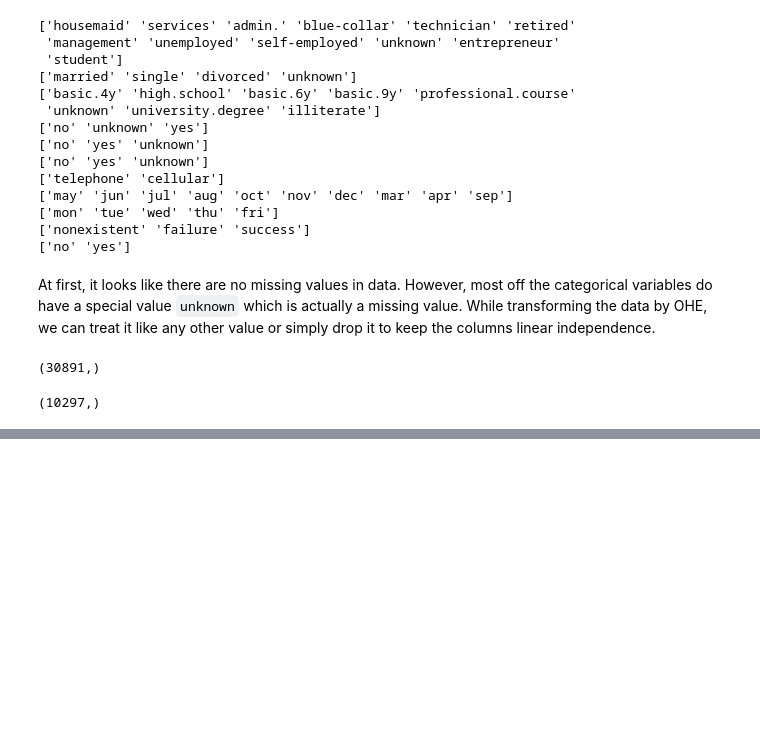
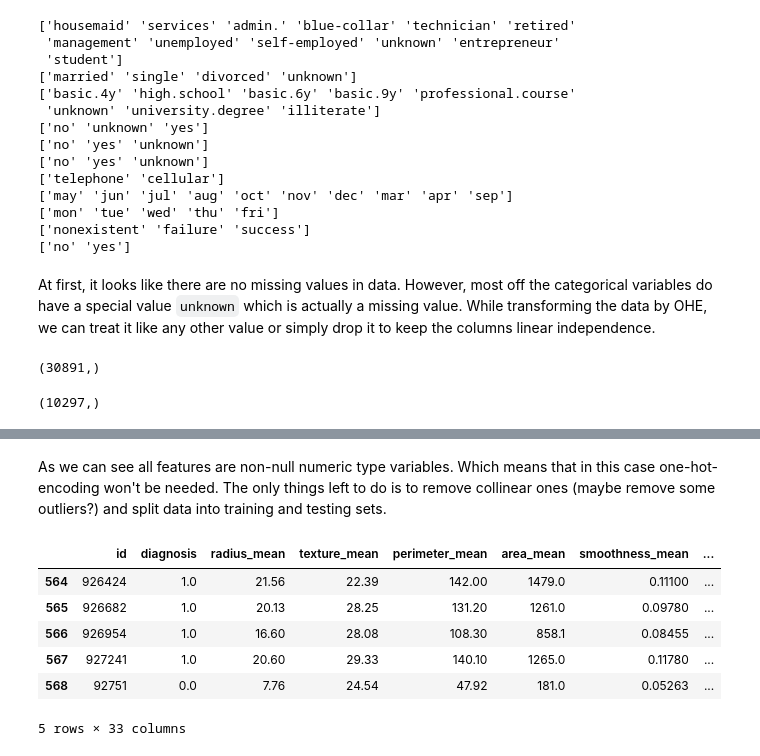
Before and after one commit to pawel99k/AML2022, a Jupyter notebook: Project1/Feature Engineering.ipynb, the cells around one changed output, grey strips where cells are left out. Cells and saved outputs as stored; diff of their text form; code cells hidden in the pictures; blank space fills up the shorter version.

```diff
--- a/Project1/Feature Engineering.ipynb
+++ b/Project1/Feature Engineering.ipynb
@@ -114,0 +156,12 @@ y2.shape
+# %% [markdown]
+As we can see all features are non-null numeric type variables. Which means that in this case one-hot-encoding won't be needed. The only things left to do is to remove collinear ones (maybe remove some outliers?) and split data into training and testing sets.
+# %%
+wdbc_df.tail()
+# %% [output]
+|  | id | diagnosis | radius_mean | texture_mean | perimeter_mean | area_mean | smoothness_mean | ... |
+| 564 | 926424 | 1.0 | 21.56 | 22.39 | 142.00 | 1479.0 | 0.11100 | ... |
+| 565 | 926682 | 1.0 | 20.13 | 28.25 | 131.20 | 1261.0 | 0.09780 | ... |
+| 566 | 926954 | 1.0 | 16.60 | 28.08 | 108.30 | 858.1 | 0.08455 | ... |
+| 567 | 927241 | 1.0 | 20.60 | 29.33 | 140.10 | 1265.0 | 0.11780 | ... |
+| 568 | 92751 | 0.0 | 7.76 | 24.54 | 47.92 | 181.0 | 0.05263 | ... |
+5 rows × 33 columns
```
Also changed, not shown: parts of 6 cells of this notebook, 2 other files.
